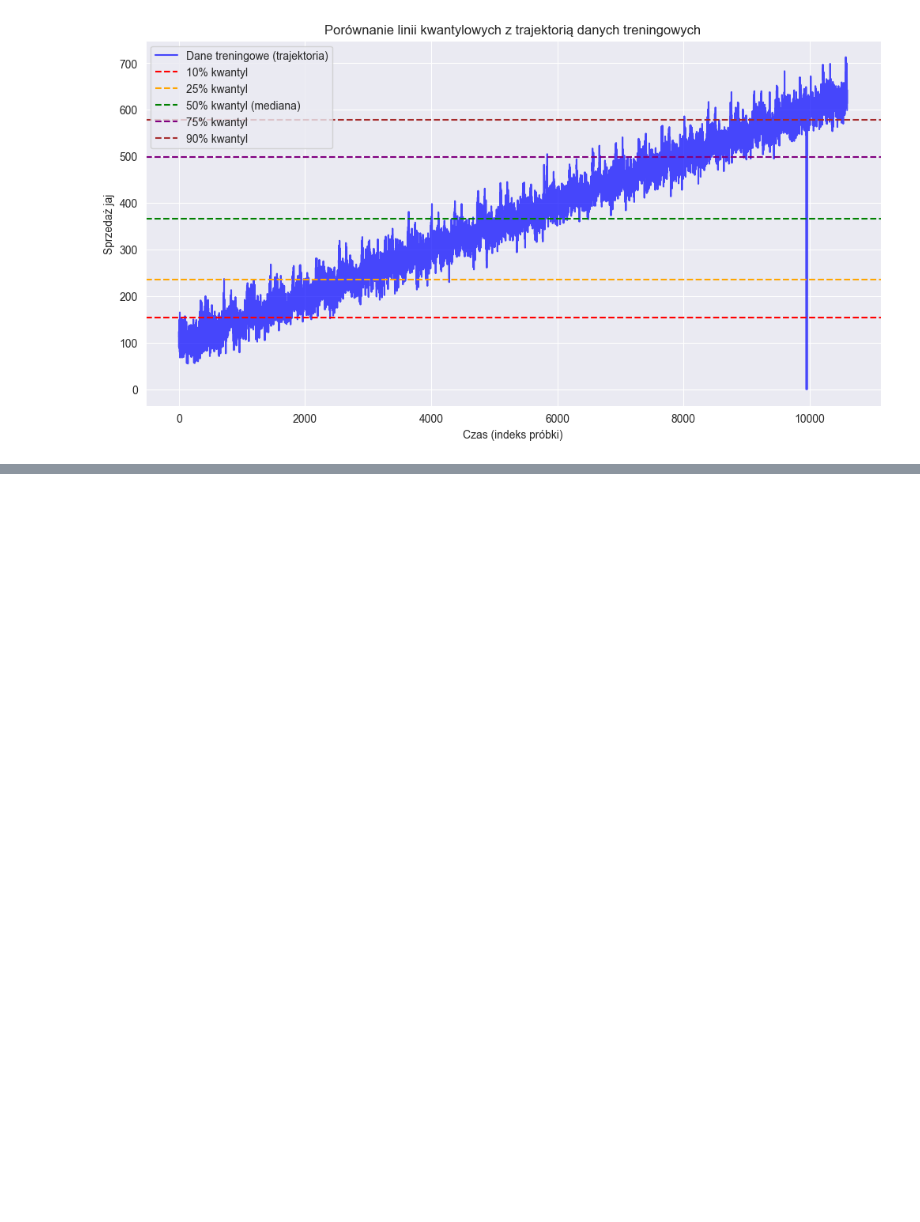
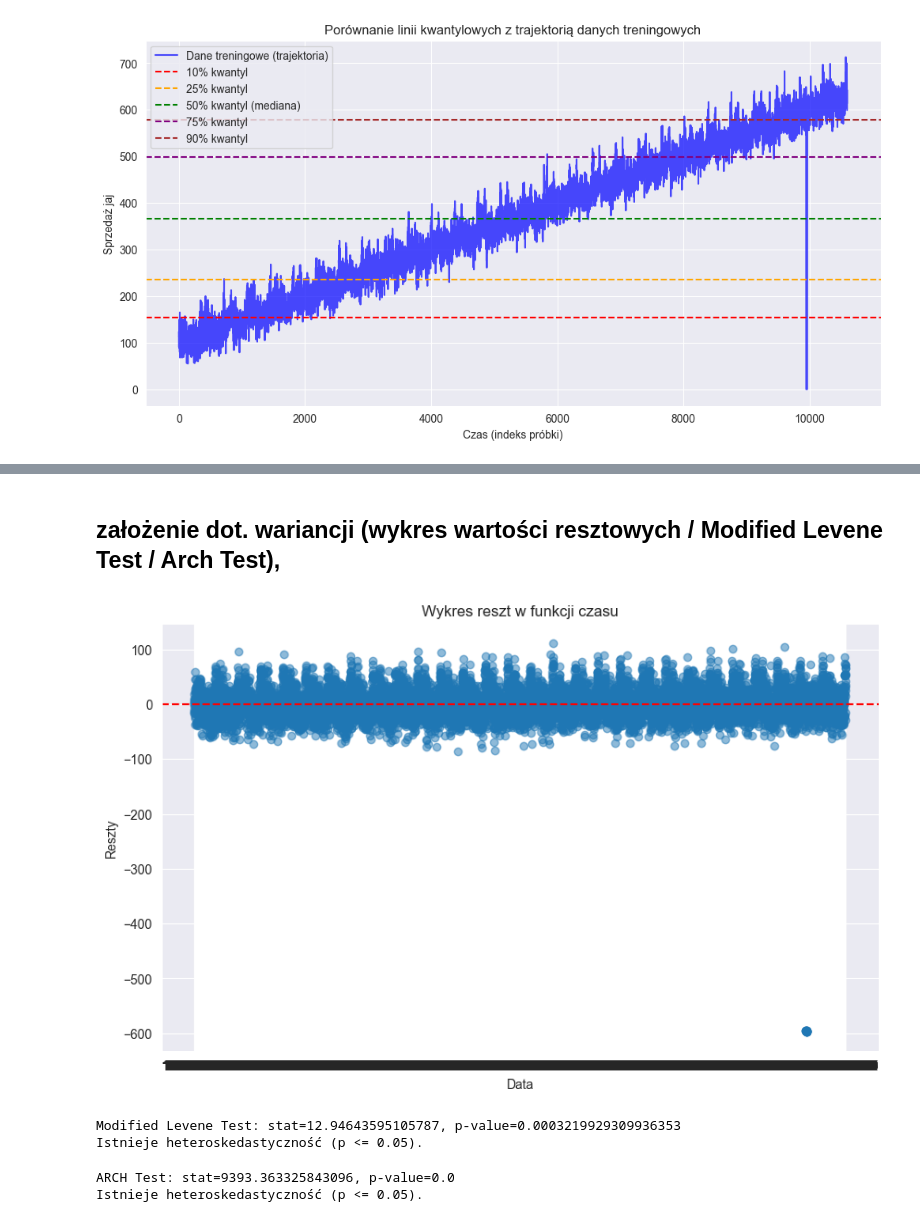
Before and after one commit to AmeliaBieda/Egg_Sales, a Jupyter notebook: raport.ipynb, the cells around one changed output, grey strips where cells are left out. Cells and saved outputs as stored; diff of their text form; code cells hidden in the pictures; blank space fills up the shorter version.

```diff
--- a/raport.ipynb
+++ b/raport.ipynb
@@ -510,0 +505,61 @@ KeyError: 'Egg_Sales'
+# %% [markdown]
+## założenie dot. wariancji (wykres wartości resztowych / Modified Levene Test / Arch Test),
+# %%
+import pandas as pd
+import numpy as np
+import matplotlib.pyplot as plt
+from sklearn.linear_model import LinearRegression
+from scipy.stats import levene
+from statsmodels.stats.diagnostic import het_arch
+from statsmodels.tsa.stattools import acf
+
+
+
+# Przygotowanie danych treningowych
+X_train = np.arange(len(data)).reshape(-1, 1)  # Używamy indeksu jako zmiennej niezależnej
+y_train = data['Egg Sales']
+
+# Budowa modelu regresji liniowej
+model = LinearRegression()
+model.fit(X_train, y_train)
+
+# Obliczenie reszt
+residuals = y_train - model.predict(X_train)
+
+# 1. Wykres reszt
+plt.figure(figsize=(10, 6))
+plt.scatter(data['Date'], residuals, alpha=0.5)
+plt.axhline(y=0, color='r', linestyle='--')
+plt.title('Wykres reszt w funkcji czasu')
+plt.xlabel('Data')
+plt.ylabel('Reszty')
+plt.show()
+
+# 2. Modified Levene Test
+# Podziel reszty na dwie grupy (np. pierwsza połowa i druga połowa)
+group1 = residuals[:len(residuals)//2]
+group2 = residuals[len(residuals)//2:]
+
+# Przeprowadź test Levene’a
+stat, p_value = levene(group1, group2)
+print(f"Modified Levene Test: stat={stat}, p-value={p_value}")
+if p_value > 0.05:
+    print("Nie ma dowodów na heteroskedastyczność (p > 0.05).")
+else:
+    print("Istnieje heteroskedastyczność (p <= 0.05).")
+# %% [output]
+[figure, added]
+Modified Levene Test: stat=12.94643595105787, p-value=0.0003219929309936353
+Istnieje heteroskedastyczność (p <= 0.05).
+# %%
+# Unpack only the first two returned values from het_arch
+arch_test_stat, arch_p_value, *_ = het_arch(residuals)
+
+print(f"ARCH Test: stat={arch_test_stat}, p-value={arch_p_value}")
+if arch_p_value > 0.05:
+    print("Brak heteroskedastyczności (p > 0.05).")
+else:
+    print("Istnieje heteroskedastyczność (p <= 0.05).")
+# %% [output]
+ARCH Test: stat=9393.363325843096, p-value=0.0
+Istnieje heteroskedastyczność (p <= 0.05).
```
Also changed, not shown: parts of 10 cells of this notebook.
